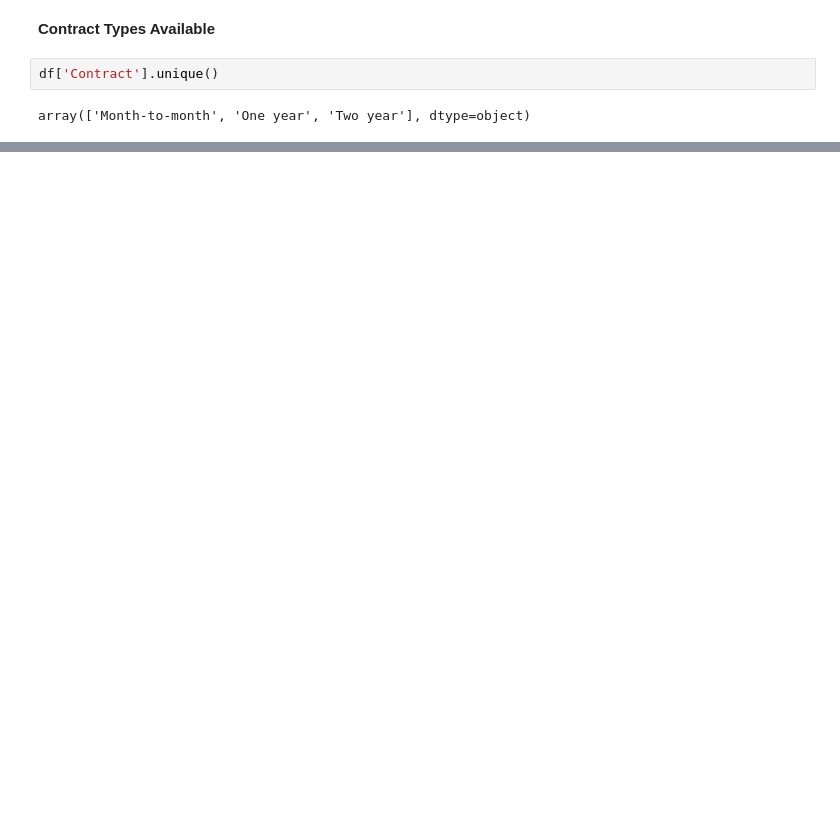
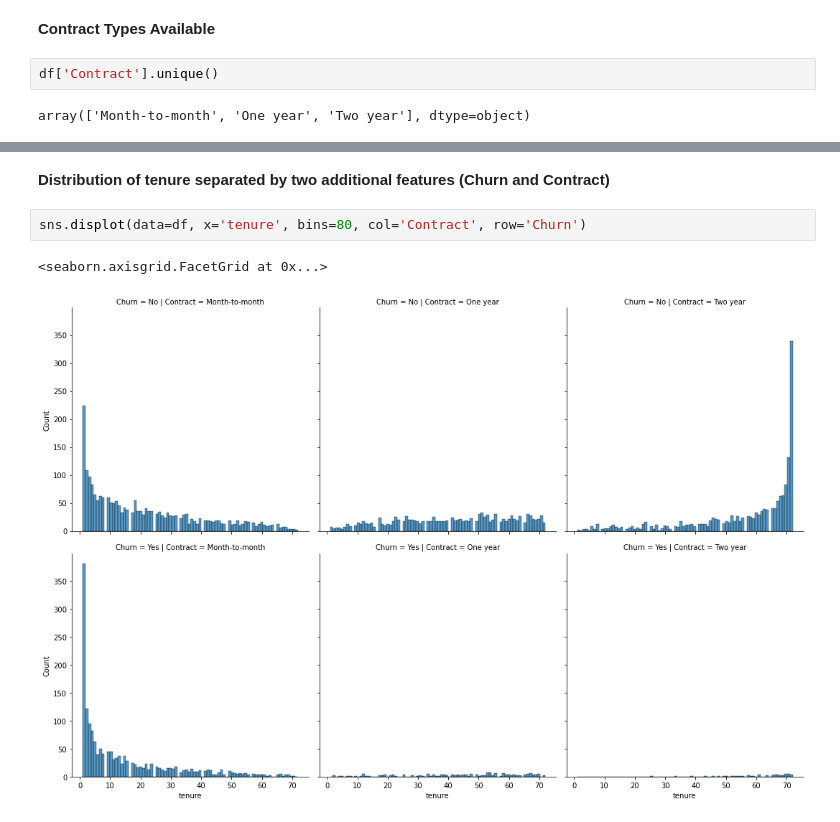
Before and after one commit to Gabrielle-Ribeiro/machine-learning-studies, a Jupyter notebook: customer churn - supervised learning project/Customer Churn.ipynb, the cells around one changed output, grey strips where cells are left out. Drawn from its saved outputs; the diff is of its cells as text; blank space fills up the shorter version.

Commit message:
Add churn analysis

```diff
--- a/customer churn - supervised learning project/Customer Churn.ipynb
+++ b/customer churn - supervised learning project/Customer Churn.ipynb
@@ -133,0 +142,7 @@ array(['Month-to-month', 'One year', 'Two year'], dtype=object)
+# %% [markdown]
+**Distribution of tenure separated by two additional features (Churn and Contract)**
+# %%
+sns.displot(data=df, x='tenure', bins=80, col='Contract', row='Churn')
+# %% [output]
+<seaborn.axisgrid.FacetGrid at 0x...>
+[figure, added]
```
Also changed, not shown: parts of 20 cells of this notebook.
